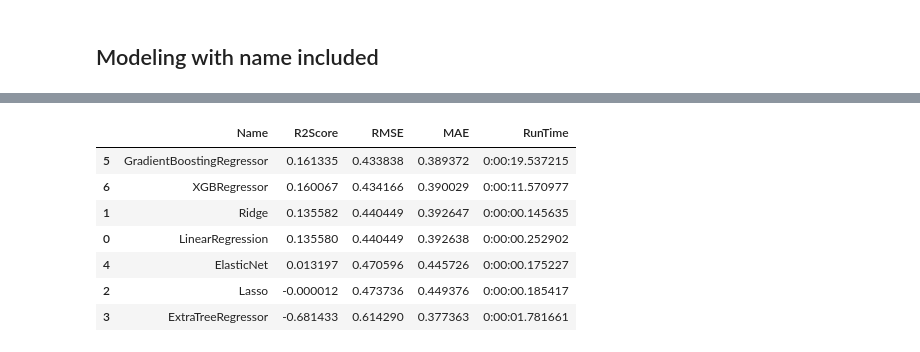
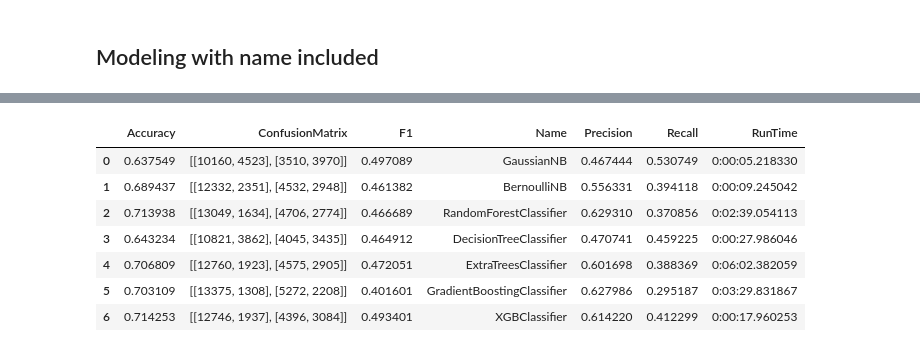
Before and after one commit to NormanHung/Practice-CampaignFunding, a Jupyter notebook: Assignment - Funding Project.ipynb, the cells around one changed output, grey strips where cells are left out. Cells and saved outputs as stored; diff of their text form; code cells hidden in the pictures.

```diff
--- a/Assignment - Funding Project.ipynb
+++ b/Assignment - Funding Project.ipynb
@@ -701,5 +640,7 @@ def GetTFIDF(TextMatrix):
+# %%
+Name_KeywordFiltered = RawData["name"].fillna("").apply(lambda x: str(FilterForKeyWords(x)))
 # %%
-Name_WordCountsData = GetPrincipalWordCounts(pd.DataFrame(RawData["name"].fillna("")), "name").add_prefix("Count(").add_suffix(")")
+Name_WordCountsData = GetPrincipalWordCounts(pd.DataFrame(Name_KeywordFiltered), "name").add_prefix("Count(").add_suffix(")")
 display(Name_WordCountsData.info())
 # %% [output]
 <class 'pandas.core.frame.DataFrame'>
@@ -794,7 +773,7 @@ ProcessedData.describe()
 # %% [markdown]
 ## Modeling with name included
 # %%
-TrainingData = pd.concat([
+TrainingWithTitleData = pd.concat([
     pd.get_dummies(ProcessedData.drop(["Subcategory", "Country", "OverallCategory", "Name_WordList"], axis = 1), drop_first = True),
     Name_WordCountsData
 ], axis = 1)
@@ -833,0 +788,11 @@ Starting XGBRegressor at 2020-02-08 07:15:55.559918
+# %%
+ClassifierWithTitleResults_List, ClassifierWithTitlePerformanceData = AssessClassifierModelPerformance(TrainingWithTitleData, "Status", [
+    GaussianNB(),
+    BernoulliNB(),
+    RandomForestClassifier(),
+    DecisionTreeClassifier(),
+    ExtraTreesClassifier(),
+    GradientBoostingClassifier(),
+    XGBClassifier(objective = "reg:squarederror", tree_method = "hist", booster = "gbtree", nthread = 8,
+                 learning_rate = 0.5, max_depth = 6, n_estimators = 100),
+])
@@ -834,12 +807,12 @@ Starting XGBRegressor at 2020-02-08 07:15:55.559918
 # %%
 with pd.option_context("display.max_columns", None, "display.max_rows", None, "display.max_colwidth", 40):
-    display(RegressorResults_List.drop("ModelObject", axis = 1))
+    display(ClassifierWithTitleResults_List.drop("ModelObject", axis = 1))
 # %% [output]
-|  | Name | R2Score | RMSE | MAE | RunTime |
-| 5 | GradientBoostingRegressor | 0.161335 | 0.433838 | 0.389372 | 0:00:19.537215 |
-| 6 | XGBRegressor | 0.160067 | 0.434166 | 0.390029 | 0:00:11.570977 |
-| 1 | Ridge | 0.135582 | 0.440449 | 0.392647 | 0:00:00.145635 |
-| 0 | LinearRegression | 0.135580 | 0.440449 | 0.392638 | 0:00:00.252902 |
-| 4 | ElasticNet | 0.013197 | 0.470596 | 0.445726 | 0:00:00.175227 |
-| 2 | Lasso | -0.000012 | 0.473736 | 0.449376 | 0:00:00.185417 |
-| 3 | ExtraTreeRegressor | -0.681433 | 0.614290 | 0.377363 | 0:00:01.781661 |
+|  | Accuracy | ConfusionMatrix | F1 | Name | Precision | Recall | RunTime |
+| 0 | 0.637549 | [[10160, 4523], [3510, 3970]] | 0.497089 | GaussianNB | 0.467444 | 0.530749 | 0:00:05.218330 |
+| 1 | 0.689437 | [[12332, 2351], [4532, 2948]] | 0.461382 | BernoulliNB | 0.556331 | 0.394118 | 0:00:09.245042 |
+| 2 | 0.713938 | [[13049, 1634], [4706, 2774]] | 0.466689 | RandomForestClassifier | 0.629310 | 0.370856 | 0:02:39.054113 |
+| 3 | 0.643234 | [[10821, 3862], [4045, 3435]] | 0.464912 | DecisionTreeClassifier | 0.470741 | 0.459225 | 0:00:27.986046 |
+| 4 | 0.706809 | [[12760, 1923], [4575, 2905]] | 0.472051 | ExtraTreesClassifier | 0.601698 | 0.388369 | 0:06:02.382059 |
+| 5 | 0.703109 | [[13375, 1308], [5272, 2208]] | 0.401601 | GradientBoostingClassifier | 0.627986 | 0.295187 | 0:03:29.831867 |
+| 6 | 0.714253 | [[12746, 1937], [4396, 3084]] | 0.493401 | XGBClassifier | 0.614220 | 0.412299 | 0:00:17.960253 |
```
Also changed, not shown: parts of 34 cells of this notebook.
